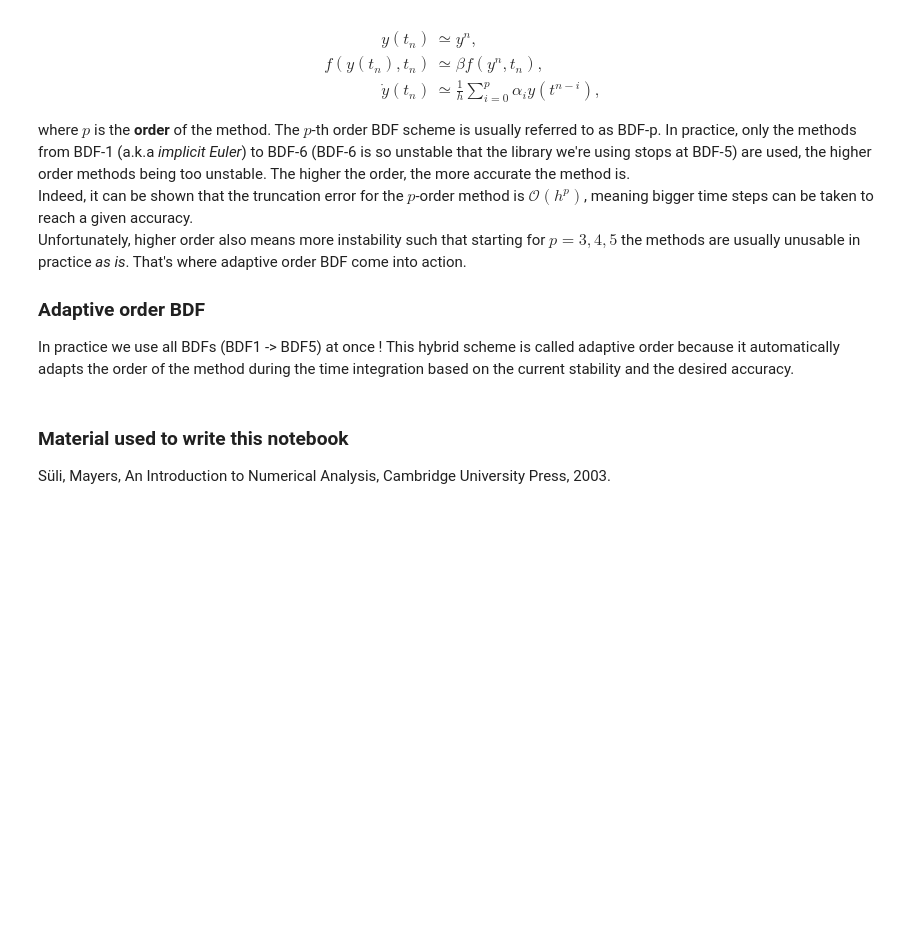
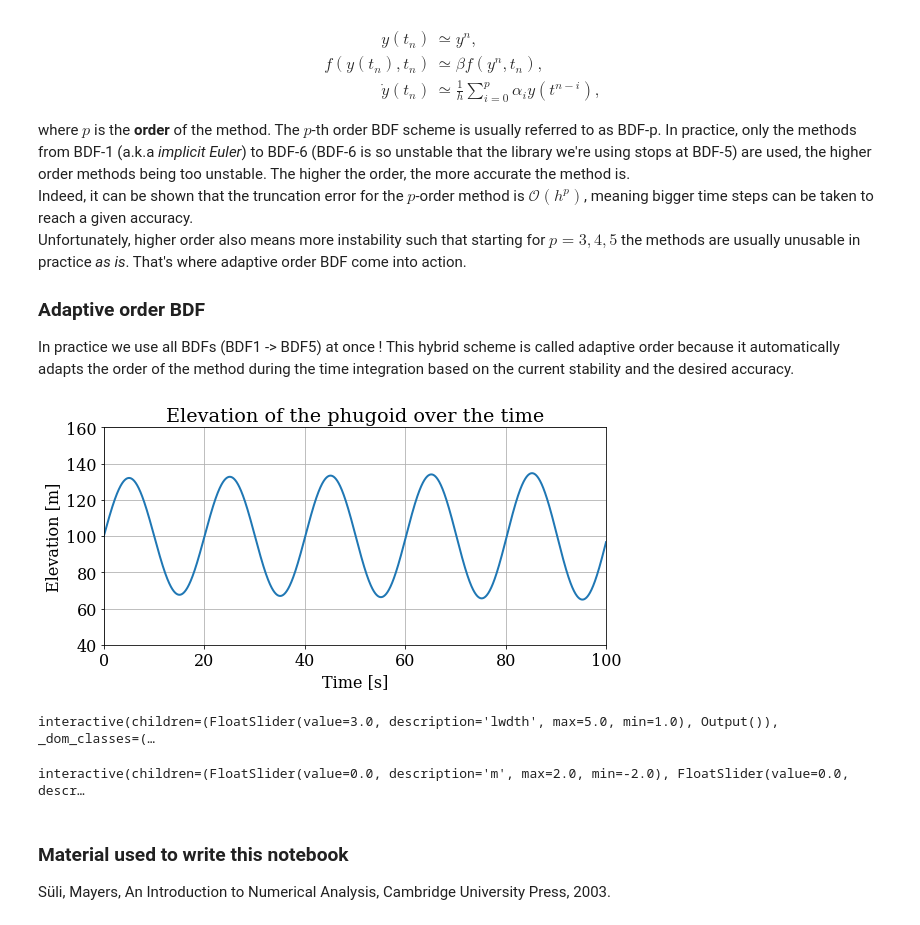
Before and after one commit to eltix/notebooks, a Jupyter notebook: odes.ipynb, the cells around one changed output. Saved outputs shown, nothing was run; the diff lists cells and outputs as text; code cells hidden in the pictures; blank space fills up the shorter version.

```diff
--- a/odes.ipynb
+++ b/odes.ipynb
@@ -44,0 +53,41 @@ In practice we use all BDFs (BDF1 -> BDF5) at once ! This hybrid scheme is calle
+# %%
+# Create the time grid.
+T = 100.0  # length of the time-interval
+dt = 0.02  # time-step size
+N = int(T / dt) + 1  # number of time steps
+t = np.linspace(0.0, T, num=N)  # time grid
+# %%
+# Set the initial conditions.
+z0 = 100.0  # altitude
+b0 = 10.0  # upward velocity resulting from gust
+zt = 100.0  # trim altitude
+g = 9.81  # acceleration due to gravity
+
+# Set the initial value of the numerical solution.
+u = np.array([z0, b0])
+
+# Create an array to store the elevation value at each time step.
+z = np.zeros(N)
+z[0] = z0
+
+# Temporal integration using Euler's method.
+for n in range(1, N):
+    rhs = np.array([u[1], g * (1 - u[0] / zt)])
+    u = u + dt * rhs
+    z[n] = u[0]
+# %%
+# Set the font family and size to use for Matplotlib figures.
+pyplot.rcParams['font.family'] = 'serif'
+pyplot.rcParams['font.size'] = 16
+
+# Plot the solution of the elevation.
+pyplot.figure(figsize=(9.0, 4.0))  # set the size of the figure
+pyplot.title('Elevation of the phugoid over the time')  # set the title
+pyplot.xlabel('Time [s]')  # set the x-axis label
+pyplot.ylabel('Elevation [m]')  # set the y-axis label
+pyplot.xlim(t[0], t[-1])  # set the x-axis limits
+pyplot.ylim(40.0, 160.0)  # set the y-axis limits
+pyplot.grid()  # set a background grid to improve readability
+pyplot.plot(t, z, color='C0', linestyle='-', linewidth=2);
+# %% [output]
+[figure, added]
@@ -45,3 +107,27 @@ In practice we use all BDFs (BDF1 -> BDF5) at once ! This hybrid scheme is calle
+# %%
+display(w)
+# %% [output]
+interactive(children=(FloatSlider(value=3.0, description='lwdth', max=5.0, min=1.0), Output()), _dom_classes=(…
+# %%
+
+%matplotlib inline
+from ipywidgets import interactive
+import matplotlib.pyplot as plt
+import numpy as np
+
+def f(m, b):
+    plt.figure(2)
+    x = np.linspace(-10, 10, num=1000)
+    plt.plot(x, m * x + b)
+    plt.ylim(-5, 5)
+    plt.show()
+
+interactive_plot = interactive(f, m=(-2.0, 2.0), b=(-3, 3, 0.5))
+output = interactive_plot.children[-1]
+output.layout.height = '350px'
+interactive_plot
+# %% [output]
+interactive(children=(FloatSlider(value=0.0, description='m', max=2.0, min=-2.0), FloatSlider(value=0.0, descr…
 # %% [markdown]
 ### Material used to write this notebook
 
```
Also changed, not shown: parts of 4 cells of this notebook.
